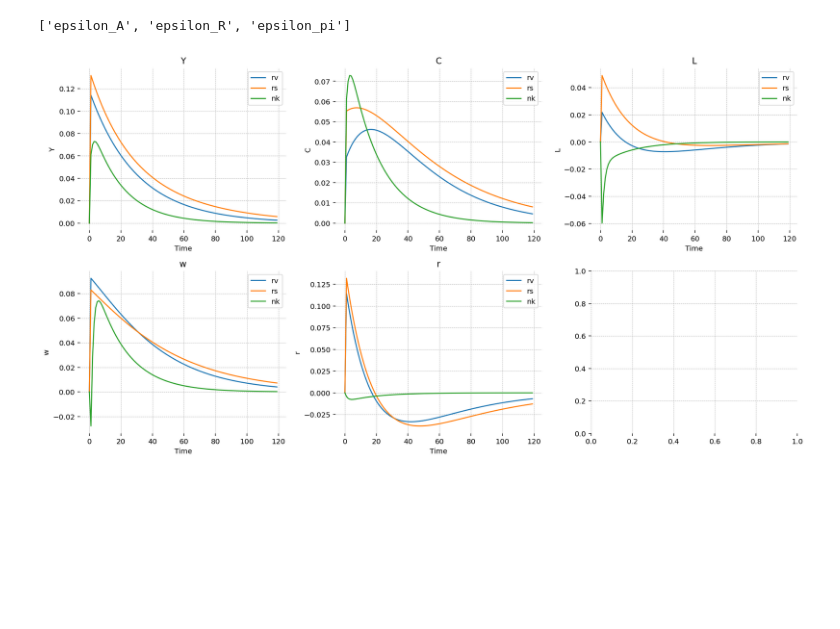
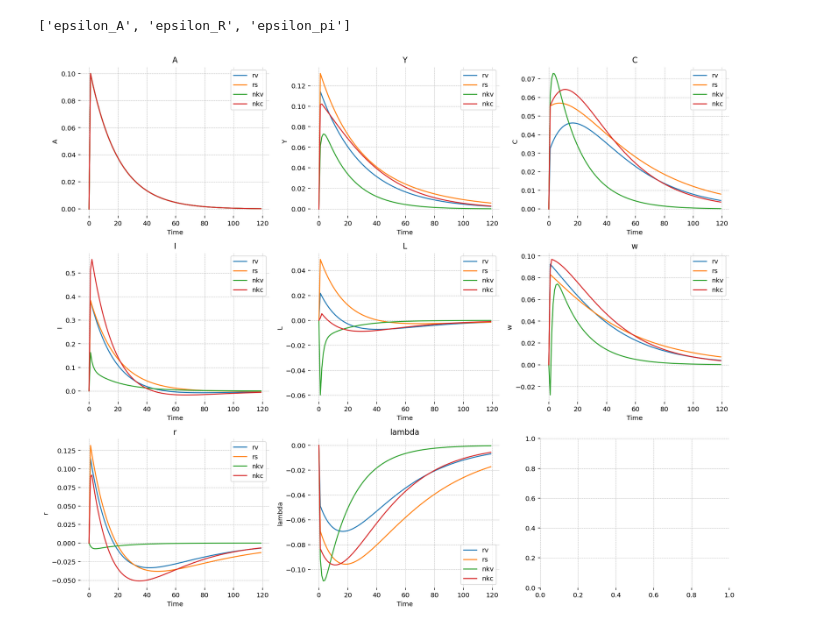
Before and after one commit to lukasgrahl/memoire1, a Jupyter notebook: notebooks/02-prep_model.ipynb, the cells around one changed output. Drawn from its saved outputs; the diff is of its cells as text; code cells hidden in the pictures; blank space fills up the shorter version.

```diff
--- a/notebooks/02-prep_model.ipynb
+++ b/notebooks/02-prep_model.ipynb
@@ -31,6 +32,7 @@ mods = {
     'mod4_rbc_vanilla': {},
     'mod4_rbc_seplabour': {},
     'mod5_nk_vanilla': {},
+    'mod5_nk_capital': {}
 }
 
 for item in mods.keys():
@@ -43,0 +55,11 @@ mods
+# %%
+_ = plot_vars.copy()
+_.append('pi')
+for key in mods.keys():
+    sigma = mods[key]['mod'].compute_stationary_covariance_matrix()
+    mods[key]['cov_matrix'] = sigma
+    if 'nk' in key:
+        plt.figure(figsize=(5, 4))
+        sns.heatmap(sigma.loc[_, _], cmap='winter', annot=True, annot_kws={"fontsize":7})
+        plt.title(key, size=8)
+        plt.tight_layout()
@@ -57,21 +78,18 @@ from itertools import chain
 [x.base_name for x in mods['mod5_nk_vanilla']['mod'].shocks]
 # %% [output]
 ['epsilon_A', 'epsilon_R', 'epsilon_pi']
-# %%
-shock = 'epsilon_A'
-irfs_list = []
-for key in mods.keys():
-    try:
-        irfs_list.append(mods[key]['irf'].unstack().loc[:, shock].unstack()[plot_vars].copy())
-    except KeyError:
-        continue
-
-
-# _irf_nkm = irf_nkm.unstack().loc[:, shock].unstack()[plot_vars].copy()
+# %%
+shock = 'epsilon_A'
+irfs_list = []
+for key in mods.keys():
+    try:
+        irfs_list.append(mods[key]['irf'].unstack().loc[:, shock].unstack().copy())
+    except KeyError:
+        continue
 # %%
-plot_dfs(df_list,
+plot_dfs([df[plot_vars] for df in irfs_list],
          sns.lineplot,
          figsize=(15, 4),
-         legend=['rv', 'rs', 'nk'])
+         legend=['rv', 'rs', 'nkv', 'nkc'])
 # %% [output]
-[figure, old version]
+[figure, new version]
```
Also changed, not shown: parts of 9 cells of this notebook, 6 other files.
